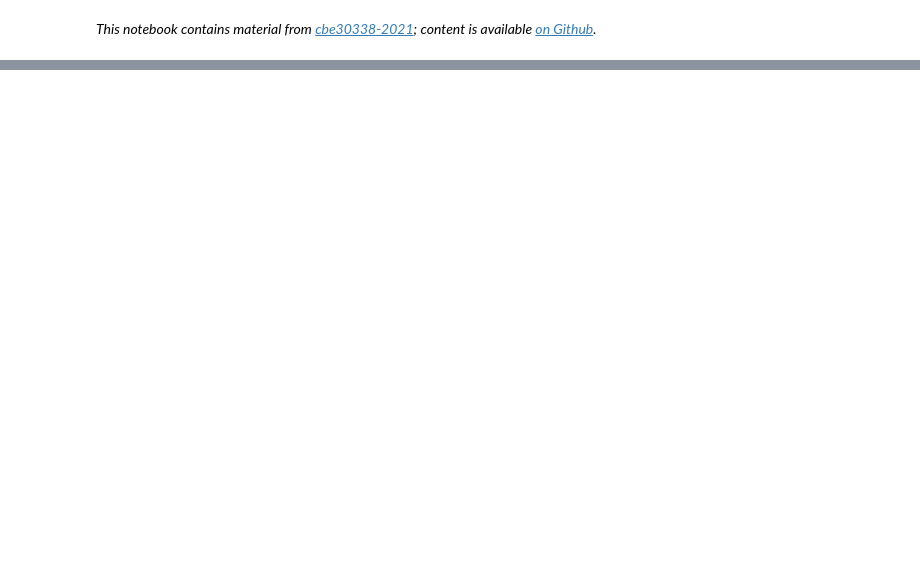
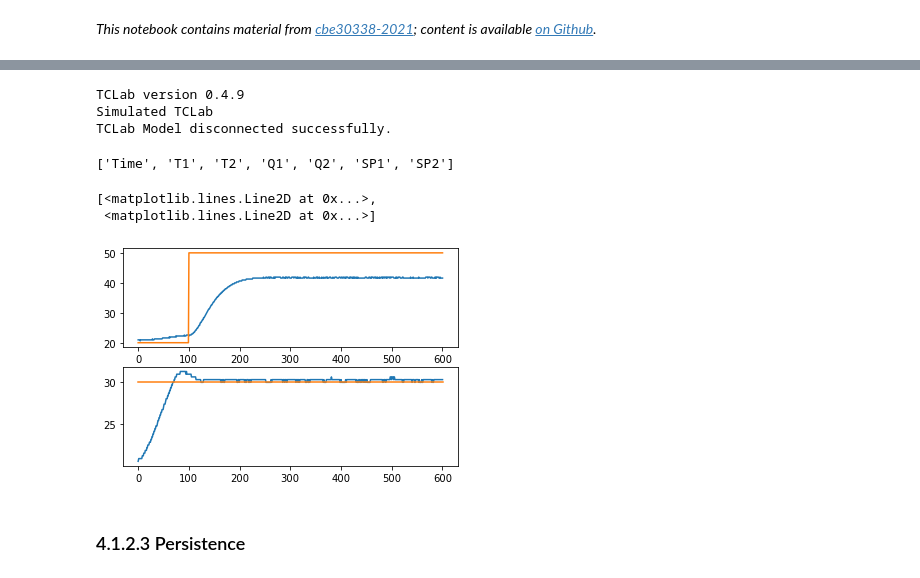
Before and after one commit to jckantor/cbe30338-2021, a Jupyter notebook: docs/04.01-Process-Historians.ipynb, the cells around one changed output, grey strips where cells are left out. Saved outputs shown, nothing was run; the diff lists cells and outputs as text; code cells hidden in the pictures; blank space fills up the shorter version.

```diff
--- a/docs/04.01-Process-Historians.ipynb
+++ b/docs/04.01-Process-Historians.ipynb
@@ -9,0 +84,3 @@ content is available [on Github](https://github.com/jckantor/cbe30338-2021.git).
+# %%
+# access data using fields
+t, T1, T2, Q1, Q1 = h.fields
@@ -9,0 +157,3 @@ content is available [on Github](https://github.com/jckantor/cbe30338-2021.git).
+# %%
+t, T1, T2, Q1, Q2, SP1 = h.fields
+plt.plot(t, T1, t, SP1)
@@ -9,0 +164,46 @@ content is available [on Github](https://github.com/jckantor/cbe30338-2021.git).
+# %%
+from tclab import setup, clock, Historian
+
+# proportional control gain
+Kp = 4.0
+
+# setpoint function
+def SP1(t):
+    return 20.0 if t <= 100 else 50.0
+
+# setpoint function
+SP2 = 30.0
+
+TCLab = tclab.setup(connected=False, speedup=60)
+
+with TCLab() as lab:
+    # add setpoint to default sources
+    sources = lab.sources
+    sources.append(('SP1', lambda: SP1(t)))
+    sources.append(('SP2', lambda: SP2))
+    h = Historian(sources)
+    for t in clock(600):
+        U1 = Kp*(SP1(t) - lab.T1)
+        U2 = 100 if lab.T2 < SP2 else 0
+        lab.Q1(U1)
+        lab.Q2(U2)
+        h.update(t)
+# %% [output]
+TCLab version 0.4.9
+Simulated TCLab
+TCLab Model disconnected successfully.
+# %%
+h.columns
+# %% [output]
+['Time', 'T1', 'T2', 'Q1', 'Q2', 'SP1', 'SP2']
+# %%
+fig, ax = plt.subplots(2, 1)
+
+ax[0].plot(h.logdict["Time"], h.logdict["T1"], h.logdict["Time"], h.logdict["SP1"])
+ax[1].plot(h.logdict["Time"], h.logdict["T2"], h.logdict["Time"], h.logdict["SP2"])
+# %% [output]
+[<matplotlib.lines.Line2D at 0x...>,
+ <matplotlib.lines.Line2D at 0x...>]
+[figure, added]
+# %% [markdown]
+### 4.1.2.3 Persistence
```
Also changed, not shown: parts of 31 cells of this notebook, 10 other files.
